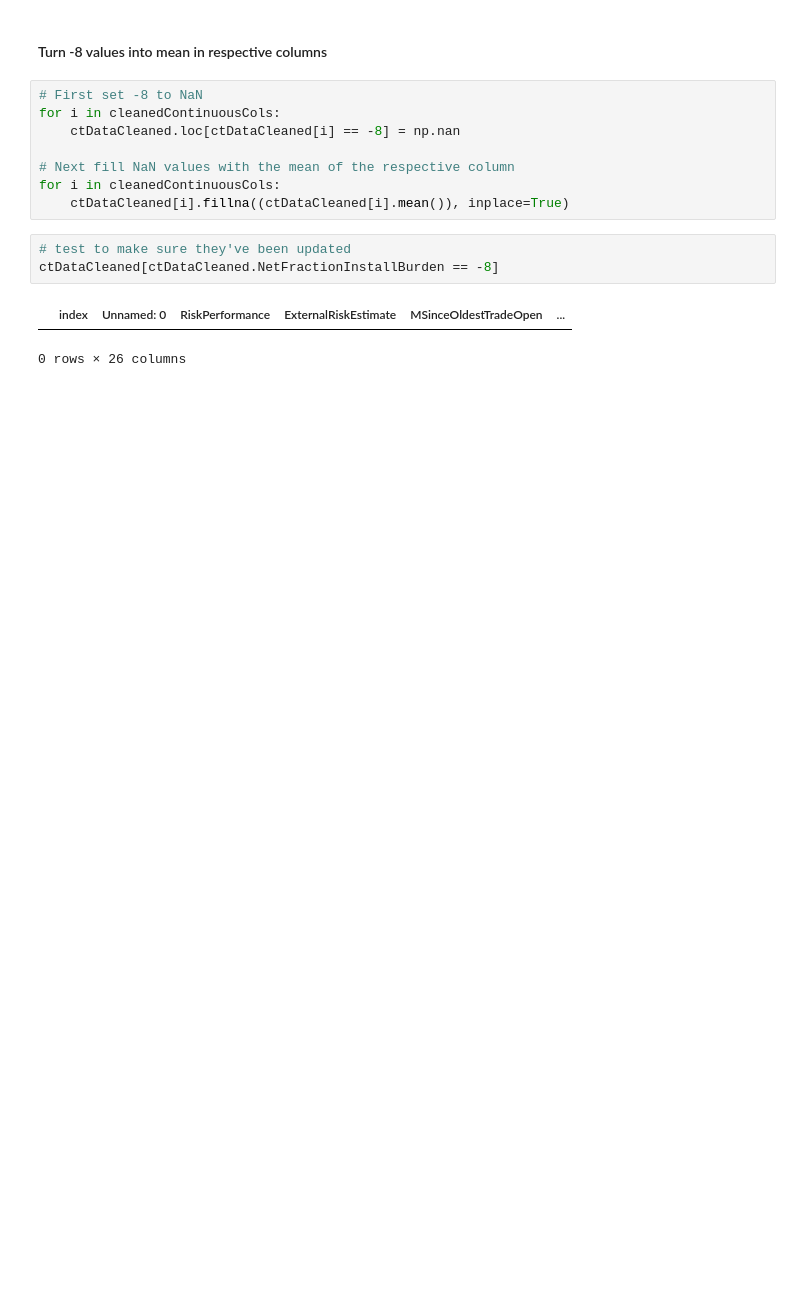
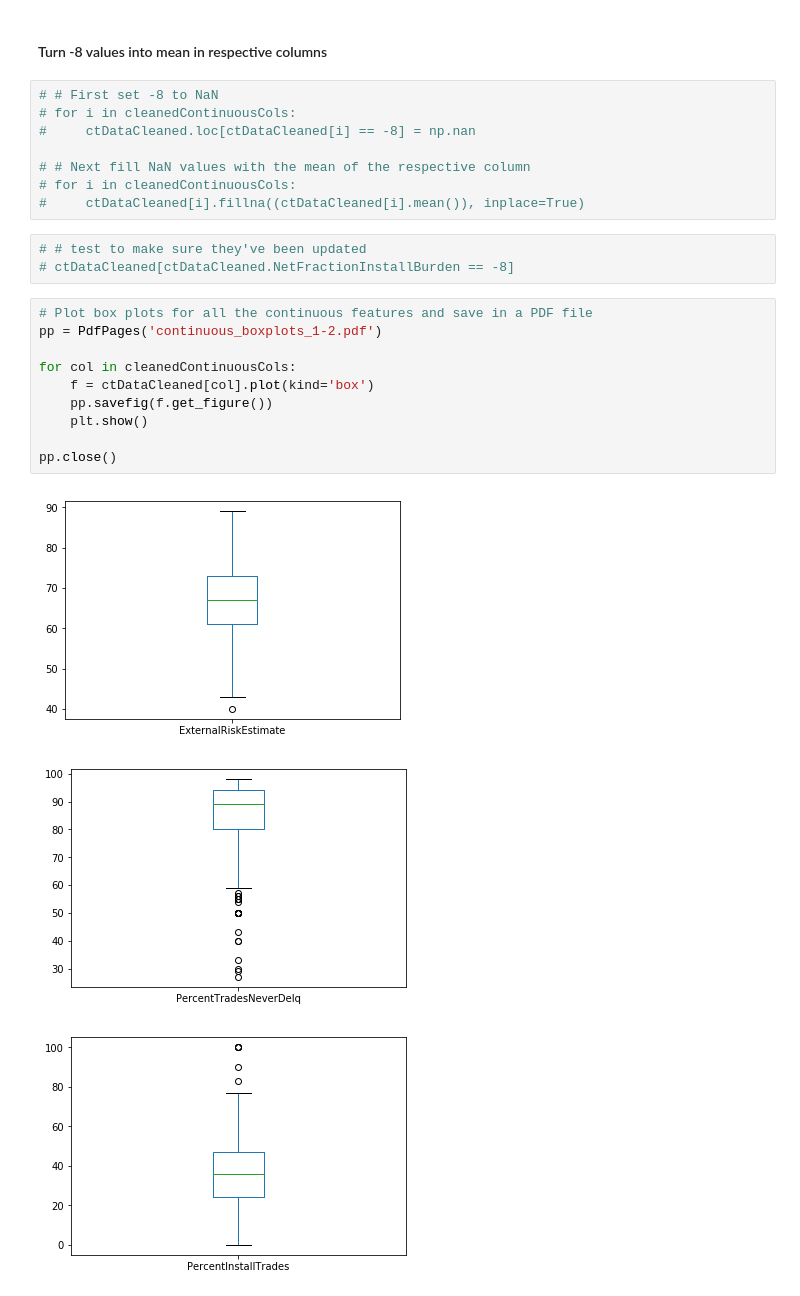
Before and after one commit to AiRcTRL2/dataAnalytics, a Jupyter notebook: Homework1_18206646.ipynb, the cells around one changed output. Drawn from its saved outputs; the diff is of its cells as text; blank space fills up the shorter version.

```diff
--- a/Homework1_18206646.ipynb
+++ b/Homework1_18206646.ipynb
@@ -473,16 +474,27 @@ ctDataCleaned[ctDataCleaned.MSinceMostRecentDelq == -9]
 # %% [markdown]
 #### Turn -8 values into mean in respective columns
 # %%
-# First set -8 to NaN
-for i in cleanedContinuousCols:
-    ctDataCleaned.loc[ctDataCleaned[i] == -8] = np.nan
+# # First set -8 to NaN
+# for i in cleanedContinuousCols:
+#     ctDataCleaned.loc[ctDataCleaned[i] == -8] = np.nan
 
-# Next fill NaN values with the mean of the respective column
-for i in cleanedContinuousCols:
-    ctDataCleaned[i].fillna((ctDataCleaned[i].mean()), inplace=True)
+# # Next fill NaN values with the mean of the respective column
+# for i in cleanedContinuousCols:
+#     ctDataCleaned[i].fillna((ctDataCleaned[i].mean()), inplace=True)
 # %%
-# test to make sure they've been updated
-ctDataCleaned[ctDataCleaned.NetFractionInstallBurden == -8]
+# # test to make sure they've been updated
+# ctDataCleaned[ctDataCleaned.NetFractionInstallBurden == -8]
-# %% [output]
-|  | index | Unnamed: 0 | RiskPerformance | ExternalRiskEstimate | MSinceOldestTradeOpen | ... |
-0 rows × 26 columns
+# %%
+# Plot box plots for all the continuous features and save in a PDF file
+pp = PdfPages('continuous_boxplots_1-2.pdf')
+
+for col in cleanedContinuousCols:
+    f = ctDataCleaned[col].plot(kind='box')
+    pp.savefig(f.get_figure())
+    plt.show()
+
+pp.close()
+# %% [output]
+[figure, added]
+[figure, added]
+[figure, added]
```
Also changed, not shown: parts of 8 cells of this notebook, 5 other files.
